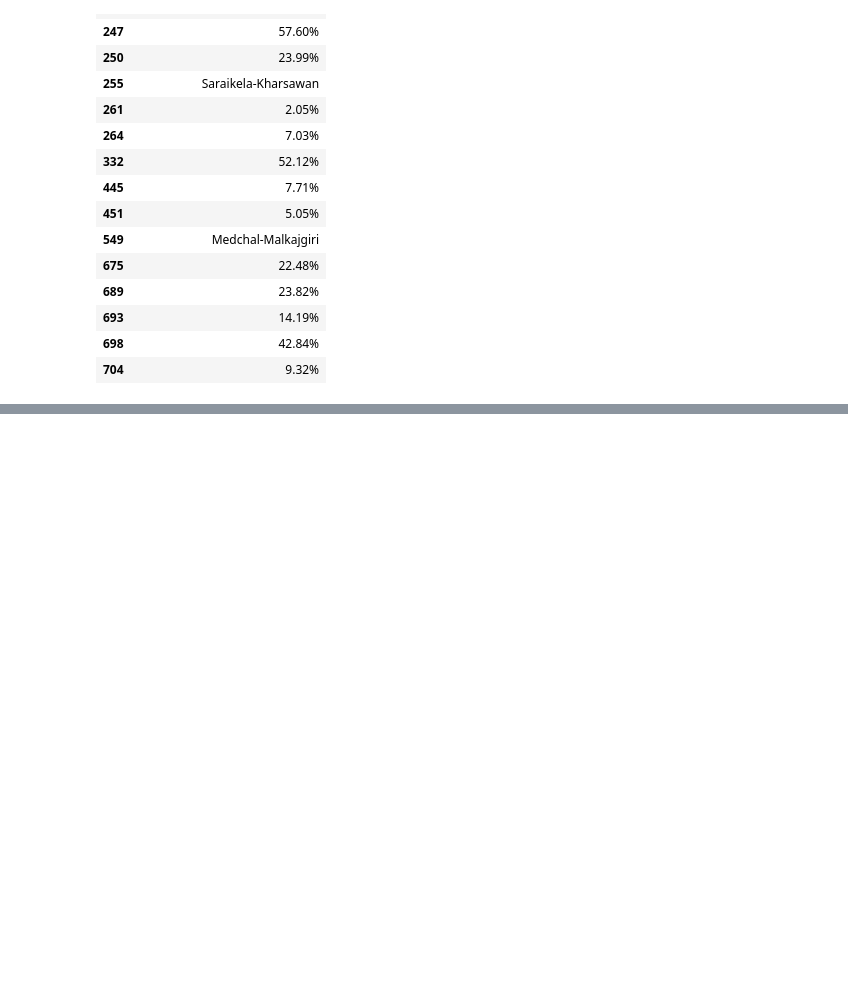
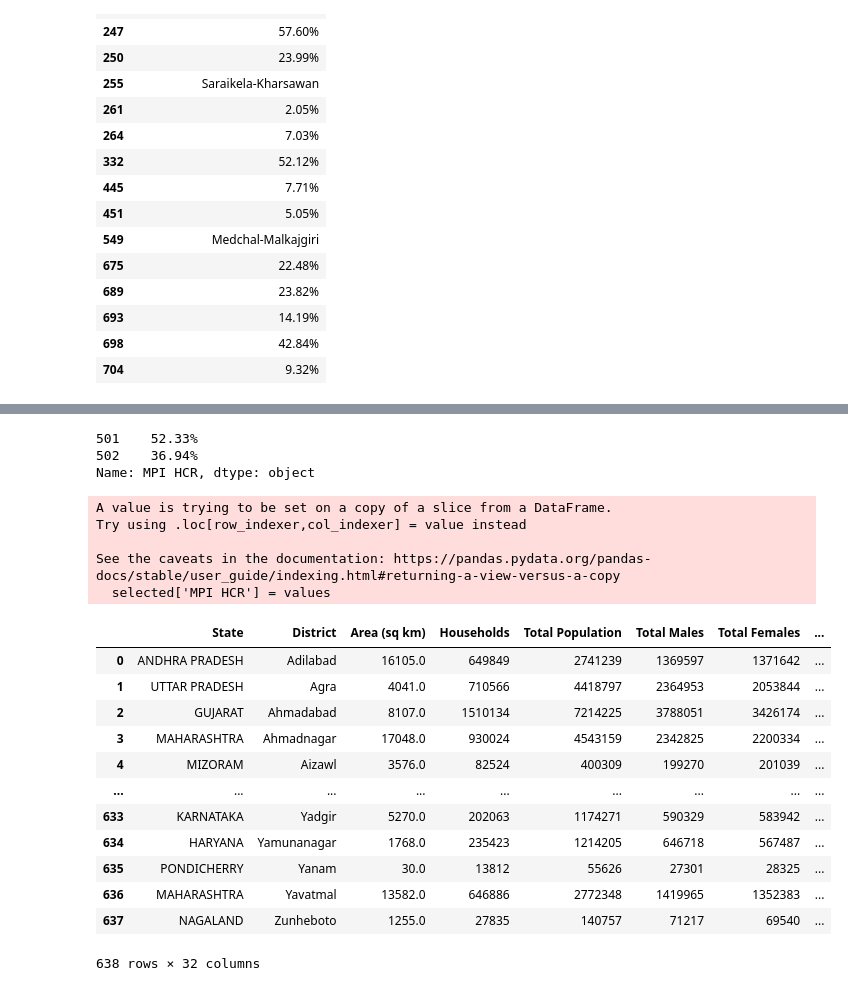
Before and after one commit to tam0w/poverty_data, a Jupyter notebook: eda.ipynb, the cells around one changed output, grey strips where cells are left out. Drawn from its saved outputs; the diff is of its cells as text; code cells hidden in the pictures; blank space fills up the shorter version.

Commit message:
DATASET CREATED!!!!!!

```diff
--- a/eda.ipynb
+++ b/eda.ipynb
@@ -734,2 +680,42 @@ poverty_df.Districts
+# %%
+poverty_df['Districts'] = poverty_districts
+# %%
+duplicated.query('Districts == "Pratapgarh"')['MPI HCR']
+# %% [output]
+501    52.33%
+502    36.94%
+Name: MPI HCR, dtype: object
+# %%
+selected = df.loc[df['District'] == 'Pratapgarh']
+values = duplicated.query('Districts == "Pratapgarh"')['MPI HCR'].tolist()
+selected['MPI HCR'] = values
+selected = selected.drop([172])
+selected.index = [500000]
+# %% [output]
+A value is trying to be set on a copy of a slice from a DataFrame.
+Try using .loc[row_indexer,col_indexer] = value instead
+
+See the caveats in the documentation: https://pandas.pydata.org/pandas-docs/stable/user_guide/indexing.html#returning-a-view-versus-a-copy
+  selected['MPI HCR'] = values
 # %%
-pd.merge(df, poverty_df, left_on='District', right_on='Districts', how='inner', indicator=True)
+final_df1 = pd.merge(df, poverty_df, left_on='District', right_on='Districts', how='inner')
+final_df2 = pd.merge(df, duplicated, left_on=['District', 'State'], right_on=['Districts', 'State'], how='inner')
+# %%
+test = pd.concat([final_df1, final_df2], ignore_index=True).drop('Districts', axis=1)
+final_dataset = pd.concat([test, selected], ignore_index=True, verify_integrity=True).sort_values('District').reset_index(drop=True)
+# %%
+final_dataset
+# %% [output]
+|  | State | District | Area (sq km) | Households | Total Population | Total Males | Total Females | ... |
+| 0 | ANDHRA PRADESH | Adilabad | 16105.0 | 649849 | 2741239 | 1369597 | 1371642 | ... |
+| 1 | UTTAR PRADESH | Agra | 4041.0 | 710566 | 4418797 | 2364953 | 2053844 | ... |
+| 2 | GUJARAT | Ahmadabad | 8107.0 | 1510134 | 7214225 | 3788051 | 3426174 | ... |
+| 3 | MAHARASHTRA | Ahmadnagar | 17048.0 | 930024 | 4543159 | 2342825 | 2200334 | ... |
+| 4 | MIZORAM | Aizawl | 3576.0 | 82524 | 400309 | 199270 | 201039 | ... |
+| ... | ... | ... | ... | ... | ... | ... | ... | ... |
+| 633 | KARNATAKA | Yadgir | 5270.0 | 202063 | 1174271 | 590329 | 583942 | ... |
+| 634 | HARYANA | Yamunanagar | 1768.0 | 235423 | 1214205 | 646718 | 567487 | ... |
+| 635 | PONDICHERRY | Yanam | 30.0 | 13812 | 55626 | 27301 | 28325 | ... |
+| 636 | MAHARASHTRA | Yavatmal | 13582.0 | 646886 | 2772348 | 1419965 | 1352383 | ... |
+| 637 | NAGALAND | Zunheboto | 1255.0 | 27835 | 140757 | 71217 | 69540 | ... |
+638 rows × 32 columns
```
Also changed, not shown: parts of 16 cells of this notebook, 1 other file.
